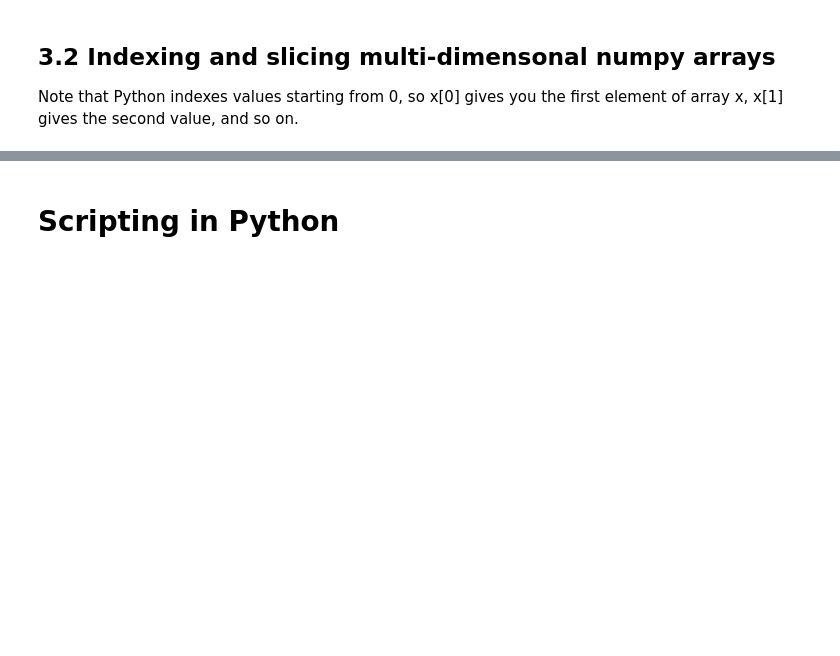
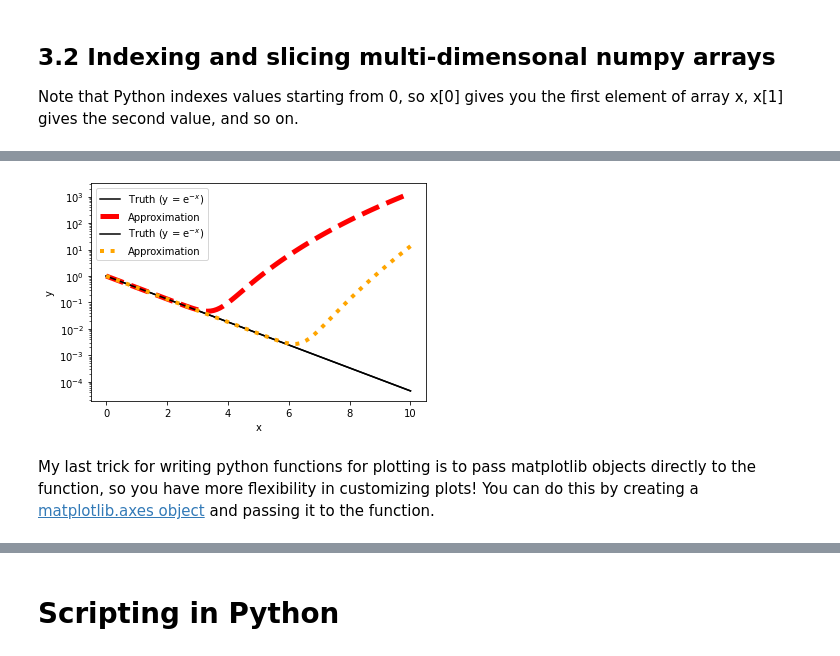
Before and after one commit to woccode/summer-bootcamp-2023, a Jupyter notebook: Session-2/2-PythonFundamentals.ipynb, the cells around one changed output, grey strips where cells are left out. Cells and saved outputs as stored; diff of their text form; code cells hidden in the pictures; blank space fills up the shorter version.

```diff
--- a/Session-2/2-PythonFundamentals.ipynb
+++ b/Session-2/2-PythonFundamentals.ipynb
@@ -383,0 +647,45 @@ The best way to look up Numpy and Scipy documentation is to search on the functi
+# %%
+def taylor_expand_exponential(n, x=XGRID, **kwargs):
+    """
+    Compute the Taylor expansion approximation to an exponential function, y = exp(-x),
+    and plot the approximation against the true function.
+
+    Inputs
+    ------
+    n : int : highest order term to compute in the Taylor expansion
+
+    x : numpy array : grid of x values for the function input
+
+    **kwargs is passed to plt.plot, which will plot the curve
+        that results from the Taylor expansion
+
+    Returns
+    -------
+    numpy array with the Taylor expansion approximation:
+    y_approx = 1 - x + x^2/2! - x^3/3! + ...
+
+    This function also draws a plot.
+    """
+    y = np.exp(-x)
+
+    y_approx = 0.0
+    for i in range(n+1): # i takes on values 0, 1, 2, ..., n
+        y_approx += (-1.0)**(i) * x**i / np.math.factorial(i)
+
+    plt.plot(x, y, color='k', label='Truth (y = e$^{-x}$)')
+    # This time, the extra **kwargs are passed to the second plotting command
+    plt.plot(x, y_approx, label='Approximation', **kwargs)
+    plt.semilogy()
+    plt.legend()
+    plt.xlabel('x')
+    plt.ylabel('y')
+    return y_approx
+# %%
+# Now I can compare Taylor expansion curves in the same plot
+# But note that the "truth" value gets plotted twice, which messes up my legend!
+test10 = taylor_expand_exponential(10, color='r', ls='--', lw=5)
+test20 = taylor_expand_exponential(20, color='orange', ls=':', lw=4)
+# %% [output]
+[figure, added]
+# %% [markdown]
+My last trick for writing python functions for plotting is to pass matplotlib objects directly to the function, so you have more flexibility in customizing plots! You can do this by creating a [matplotlib.axes object](https://matplotlib.org/stable/api/axes_api.html) and passing it to the function.
```
Also changed, not shown: parts of 124 cells of this notebook.
